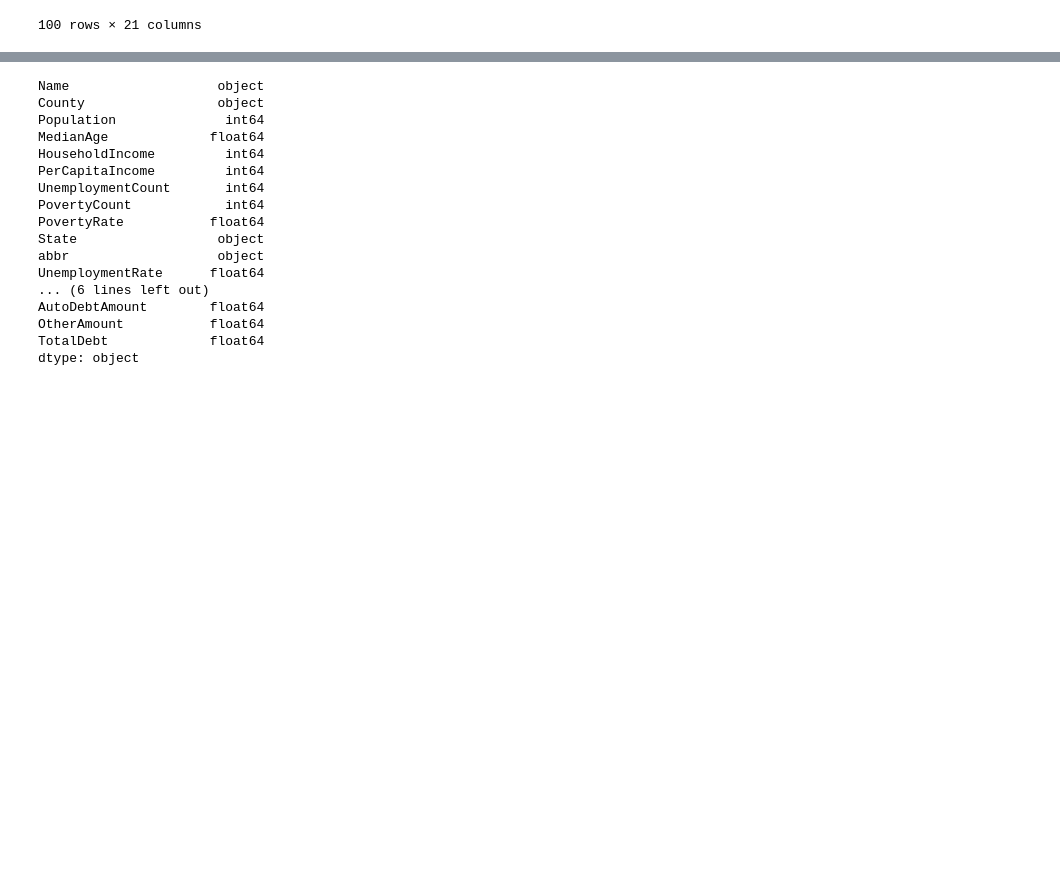
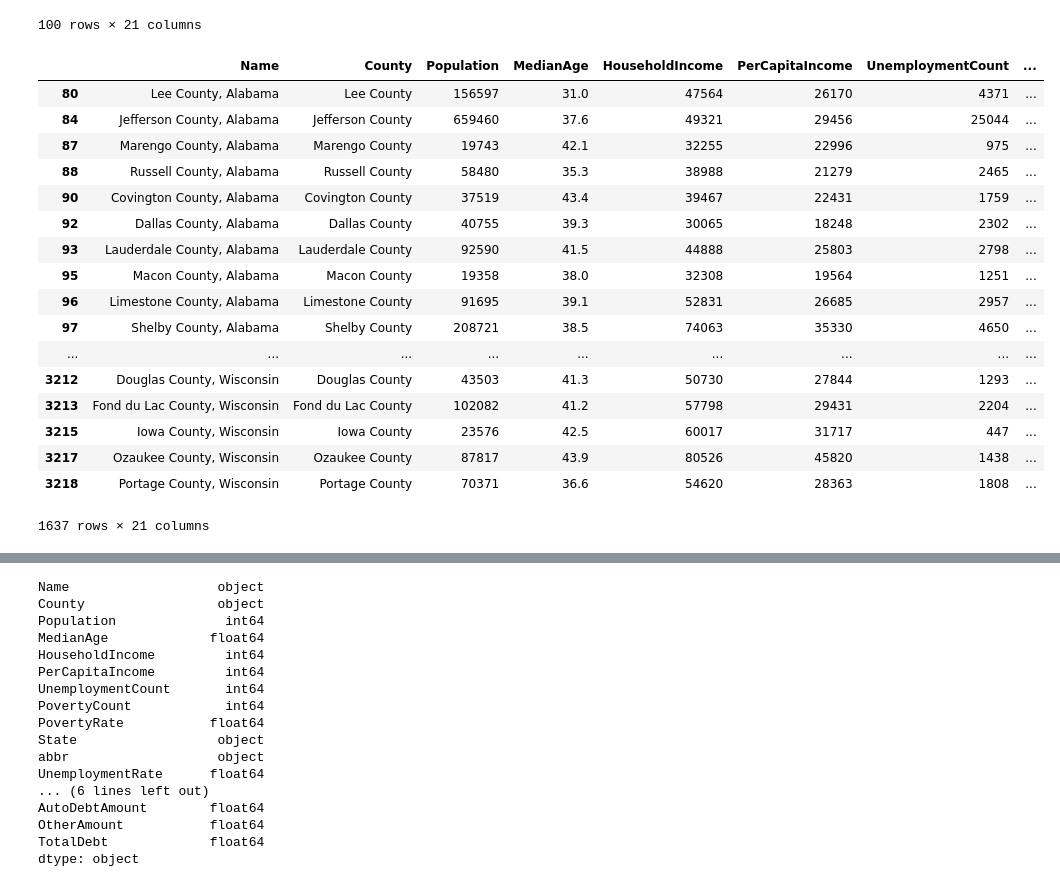
Before and after one commit to madengr00/Visualize_Me_Captain, a Jupyter notebook: Census_Debt_Merge.ipynb, the cells around one changed output, grey strips where cells are left out. Saved outputs shown, nothing was run; the diff lists cells and outputs as text; code cells hidden in the pictures; blank space fills up the shorter version.

```diff
--- a/Census_Debt_Merge.ipynb
+++ b/Census_Debt_Merge.ipynb
@@ -65,3 +87,25 @@ all_data.head(100)
 | 98 | St. Clair County, Alabama | St. Clair County | 86937 | 40.1 | 53483 | 24686 | 2354 | ... |
 | 99 | Winston County, Alabama | Winston County | 23968 | 44.6 | 35362 | 20580 | 925 | ... |
 100 rows × 21 columns
+# %%
+cleared_data = all_data.dropna(axis=0, how='any')
+cleared_data
+# %% [output]
+|  | Name | County | Population | MedianAge | HouseholdIncome | PerCapitaIncome | UnemploymentCount | ... |
+| 80 | Lee County, Alabama | Lee County | 156597 | 31.0 | 47564 | 26170 | 4371 | ... |
+| 84 | Jefferson County, Alabama | Jefferson County | 659460 | 37.6 | 49321 | 29456 | 25044 | ... |
+| 87 | Marengo County, Alabama | Marengo County | 19743 | 42.1 | 32255 | 22996 | 975 | ... |
+| 88 | Russell County, Alabama | Russell County | 58480 | 35.3 | 38988 | 21279 | 2465 | ... |
+| 90 | Covington County, Alabama | Covington County | 37519 | 43.4 | 39467 | 22431 | 1759 | ... |
+| 92 | Dallas County, Alabama | Dallas County | 40755 | 39.3 | 30065 | 18248 | 2302 | ... |
+| 93 | Lauderdale County, Alabama | Lauderdale County | 92590 | 41.5 | 44888 | 25803 | 2798 | ... |
+| 95 | Macon County, Alabama | Macon County | 19358 | 38.0 | 32308 | 19564 | 1251 | ... |
+| 96 | Limestone County, Alabama | Limestone County | 91695 | 39.1 | 52831 | 26685 | 2957 | ... |
+| 97 | Shelby County, Alabama | Shelby County | 208721 | 38.5 | 74063 | 35330 | 4650 | ... |
+| ... | ... | ... | ... | ... | ... | ... | ... | ... |
+| 3212 | Douglas County, Wisconsin | Douglas County | 43503 | 41.3 | 50730 | 27844 | 1293 | ... |
+| 3213 | Fond du Lac County, Wisconsin | Fond du Lac County | 102082 | 41.2 | 57798 | 29431 | 2204 | ... |
+| 3215 | Iowa County, Wisconsin | Iowa County | 23576 | 42.5 | 60017 | 31717 | 447 | ... |
+| 3217 | Ozaukee County, Wisconsin | Ozaukee County | 87817 | 43.9 | 80526 | 45820 | 1438 | ... |
+| 3218 | Portage County, Wisconsin | Portage County | 70371 | 36.6 | 54620 | 28363 | 1808 | ... |
+1637 rows × 21 columns
```
Also changed, not shown: parts of 5 cells of this notebook, 1 other file.
